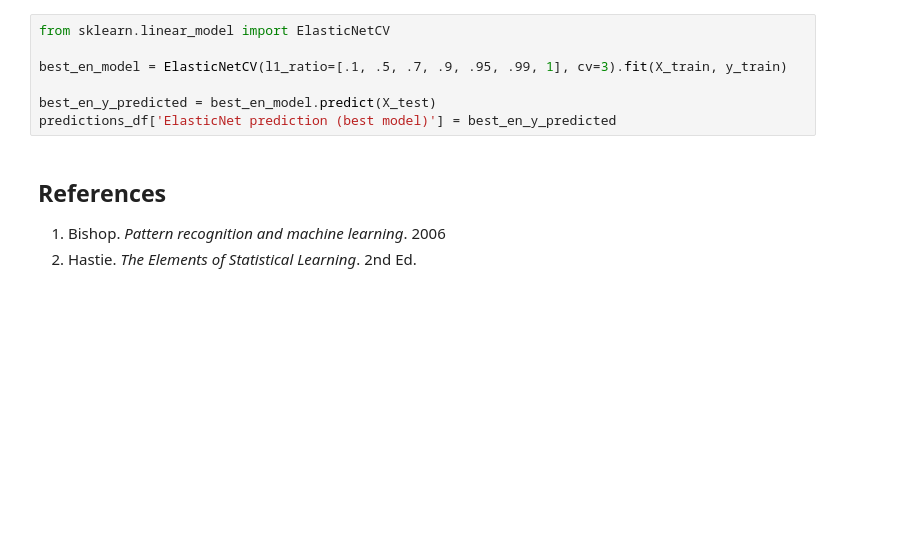
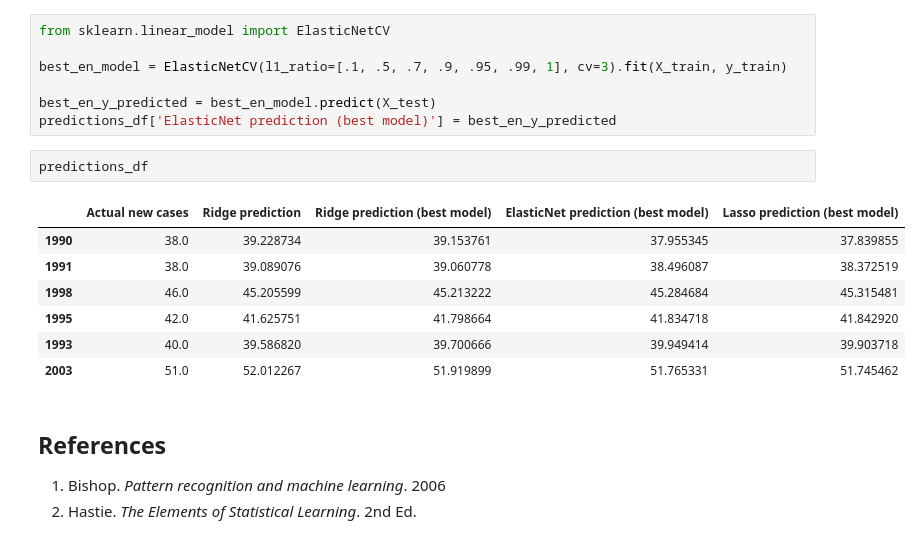
Before and after one commit to jadianes/data-science-your-way, a Jupyter notebook: 05-regularisation/regularisation-py.ipynb, the cells around one changed output. Saved outputs shown, nothing was run; the diff lists cells and outputs as text; blank space fills up the shorter version.

```diff
--- a/05-regularisation/regularisation-py.ipynb
+++ b/05-regularisation/regularisation-py.ipynb
@@ -358,6 +357,16 @@ best_en_model = ElasticNetCV(l1_ratio=[.1, .5, .7, .9, .95, .99, 1], cv=3).fit(X
 
 best_en_y_predicted = best_en_model.predict(X_test)
 predictions_df['ElasticNet prediction (best model)'] = best_en_y_predicted
+# %%
+predictions_df
+# %% [output]
+|  | Actual new cases | Ridge prediction | Ridge prediction (best model) | ElasticNet prediction (best model) | Lasso prediction (best model) |
+| 1990 | 38.0 | 39.228734 | 39.153761 | 37.955345 | 37.839855 |
+| 1991 | 38.0 | 39.089076 | 39.060778 | 38.496087 | 38.372519 |
+| 1998 | 46.0 | 45.205599 | 45.213222 | 45.284684 | 45.315481 |
+| 1995 | 42.0 | 41.625751 | 41.798664 | 41.834718 | 41.842920 |
+| 1993 | 40.0 | 39.586820 | 39.700666 | 39.949414 | 39.903718 |
+| 2003 | 51.0 | 52.012267 | 51.919899 | 51.765331 | 51.745462 |
 # %% [markdown]
 ## References
 
```
Also changed, not shown: parts of 2 cells of this notebook.
